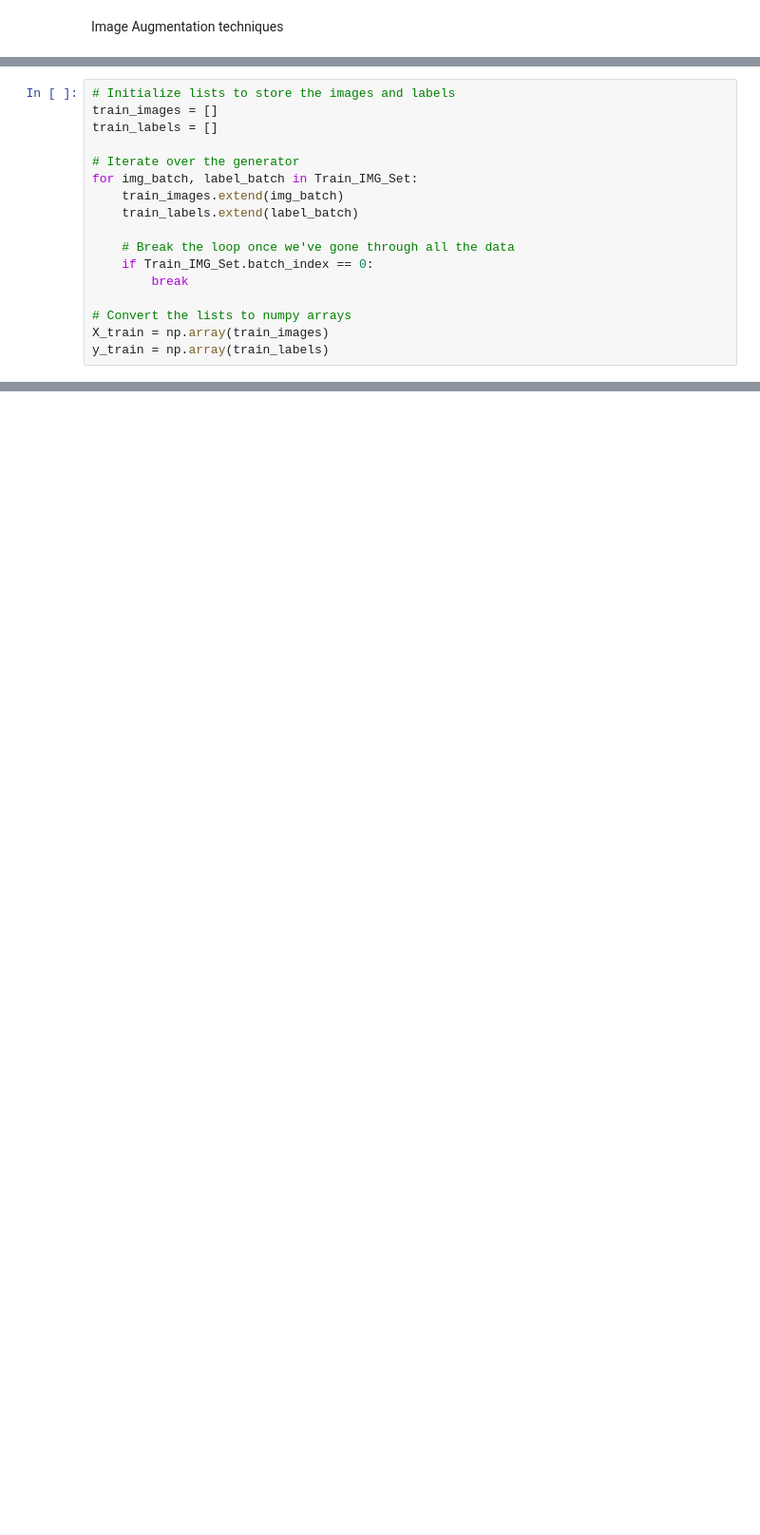
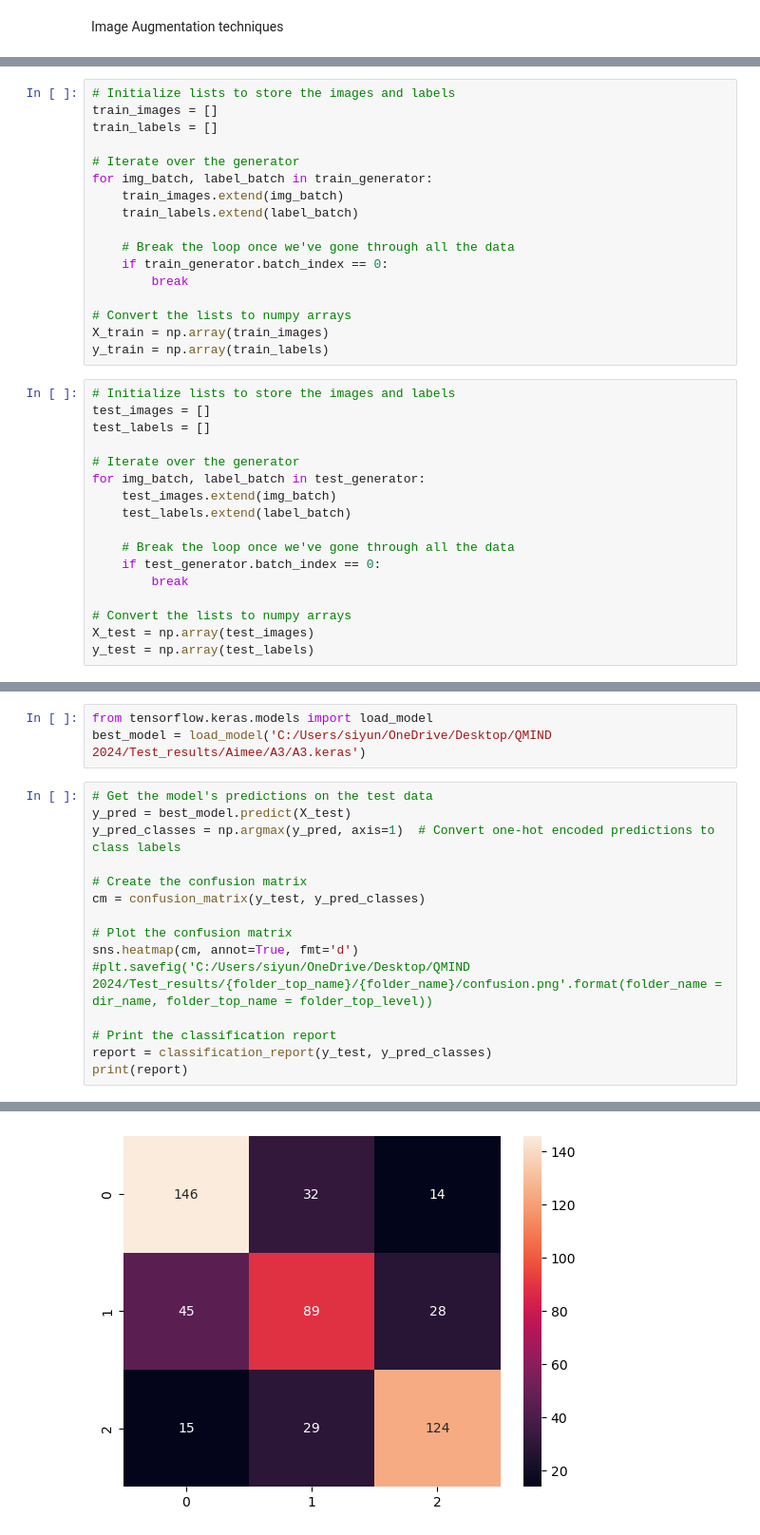
Before and after one commit to SiyungCho/Diabetic-Retinopathy-Detection, a Jupyter notebook: clean_notebook.ipynb, the cells around one changed output, grey strips where cells are left out. Shown: that part at 95% size. Cells and saved outputs as stored; diff of their text form; blank space fills up the shorter version.

```diff
--- a/clean_notebook.ipynb
+++ b/clean_notebook.ipynb
@@ -322,17 +314,34 @@ train_images = []
 train_labels = []
 
 # Iterate over the generator
-for img_batch, label_batch in Train_IMG_Set:
+for img_batch, label_batch in train_generator:
     train_images.extend(img_batch)
     train_labels.extend(label_batch)
 
     # Break the loop once we've gone through all the data
-    if Train_IMG_Set.batch_index == 0:
+    if train_generator.batch_index == 0:
         break
 
 # Convert the lists to numpy arrays
 X_train = np.array(train_images)
 y_train = np.array(train_labels)
+# %%
+# Initialize lists to store the images and labels
+test_images = []
+test_labels = []
+
+# Iterate over the generator
+for img_batch, label_batch in test_generator:
+    test_images.extend(img_batch)
+    test_labels.extend(label_batch)
+
+    # Break the loop once we've gone through all the data
+    if test_generator.batch_index == 0:
+        break
+
+# Convert the lists to numpy arrays
+X_test = np.array(test_images)
+y_test = np.array(test_labels)
 # %%
 # Initialize lists to store the images and labels
 valid_images = []
@@ -440,0 +527,19 @@ Best: 0.649821 using {'batch_size': 64, 'epochs': 30, 'optimizer': 'Adam'}
+# %%
+from tensorflow.keras.models import load_model
+best_model = load_model('C:/Users/siyun/OneDrive/Desktop/QMIND 2024/Test_results/Aimee/A3/A3.keras')
+# %%
+# Get the model's predictions on the test data
+y_pred = best_model.predict(X_test)
+y_pred_classes = np.argmax(y_pred, axis=1)  # Convert one-hot encoded predictions to class labels
+
+# Create the confusion matrix
+cm = confusion_matrix(y_test, y_pred_classes)
+
+# Plot the confusion matrix
+sns.heatmap(cm, annot=True, fmt='d')
+#plt.savefig('C:/Users/siyun/OneDrive/Desktop/QMIND 2024/Test_results/{folder_top_name}/{folder_name}/confusion.png'.format(folder_name = dir_name, folder_top_name = folder_top_level))
+
+# Print the classification report
+report = classification_report(y_test, y_pred_classes)
+print(report)
+# %% [output]
@@ -440,0 +556 @@ Best: 0.649821 using {'batch_size': 64, 'epochs': 30, 'optimizer': 'Adam'}
+[figure, added]
```
Also changed, not shown: parts of 19 cells of this notebook.
